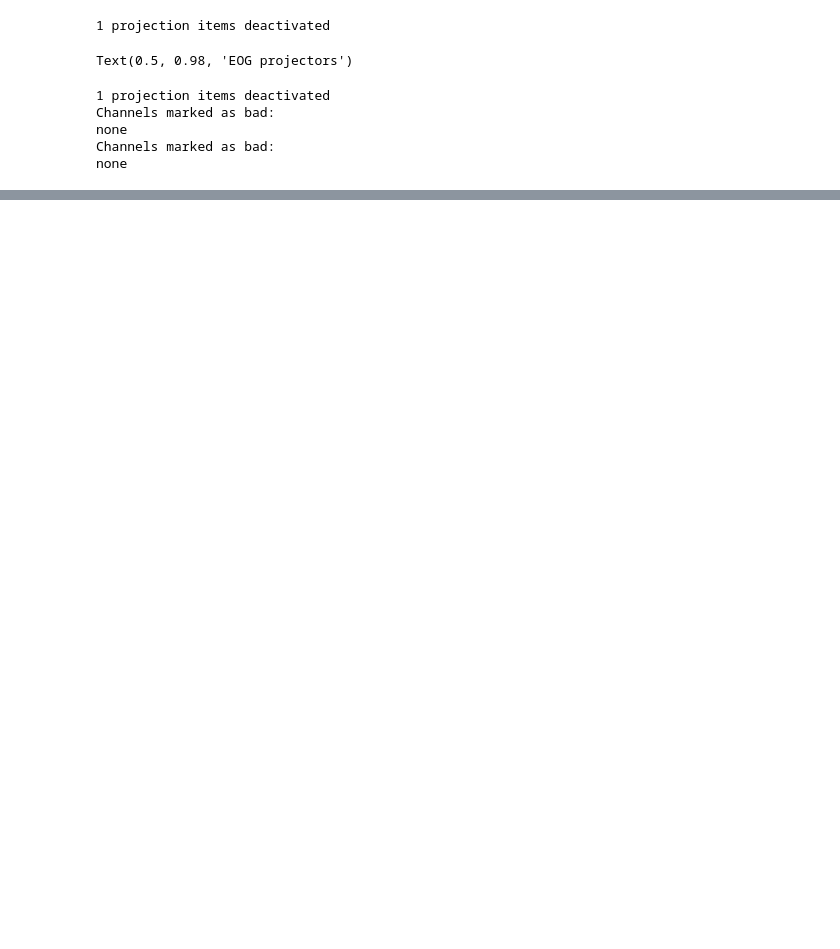
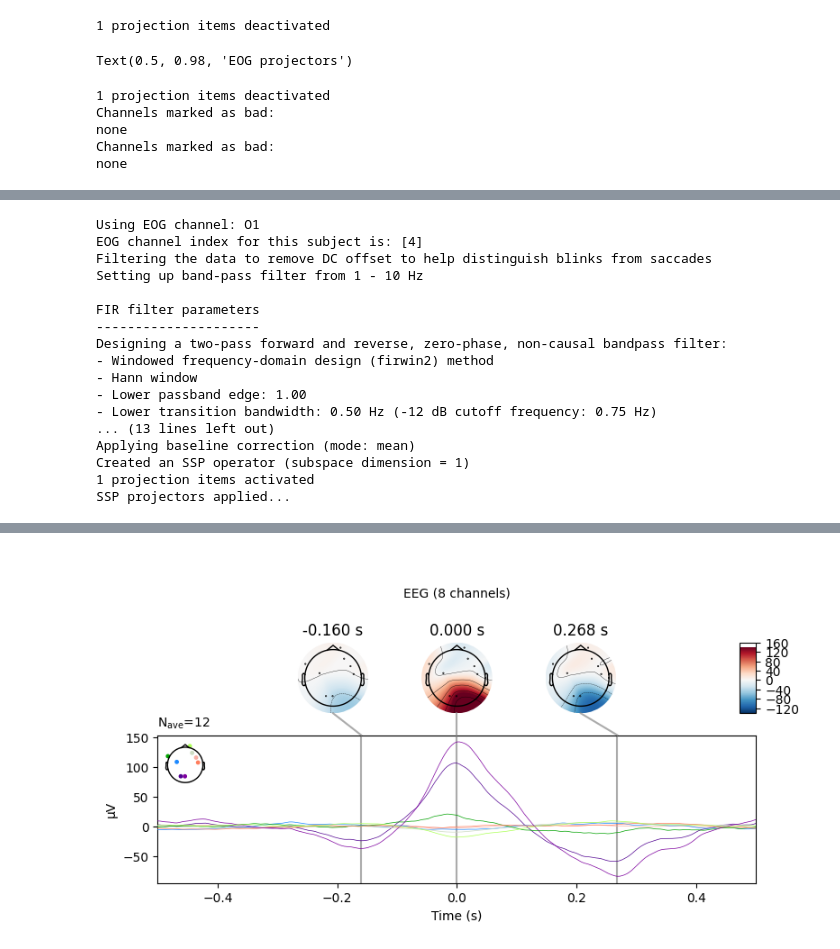
Before and after one commit to idamand/stress_detection_EEG, a Jupyter notebook: main.ipynb, the cells around one changed output, grey strips where cells are left out. Cells and saved outputs as stored; diff of their text form; code cells hidden in the pictures; blank space fills up the shorter version.

```diff
--- a/main.ipynb
+++ b/main.ipynb
@@ -208,0 +333,22 @@ for j in range(num_runs*num_sessions):
+# %%
+eog_evoked_filtered = create_eog_epochs(sav_gol, ch_name='O1').average(picks='all')
+eog_evoked_filtered.apply_baseline((None, None))
+eog_evoked_filtered.plot_joint()
+# %% [output]
+Using EOG channel: O1
+EOG channel index for this subject is: [4]
+Filtering the data to remove DC offset to help distinguish blinks from saccades
+Setting up band-pass filter from 1 - 10 Hz
+
+FIR filter parameters
+---------------------
+Designing a two-pass forward and reverse, zero-phase, non-causal bandpass filter:
+- Windowed frequency-domain design (firwin2) method
+- Hann window
+- Lower passband edge: 1.00
+- Lower transition bandwidth: 0.50 Hz (-12 dB cutoff frequency: 0.75 Hz)
+... (13 lines left out)
+Applying baseline correction (mode: mean)
+Created an SSP operator (subspace dimension = 1)
+1 projection items activated
+SSP projectors applied...
@@ -208,0 +358 @@ for j in range(num_runs*num_sessions):
+[figure, added]
```
Also changed, not shown: parts of 13 cells of this notebook, 5 other files.
